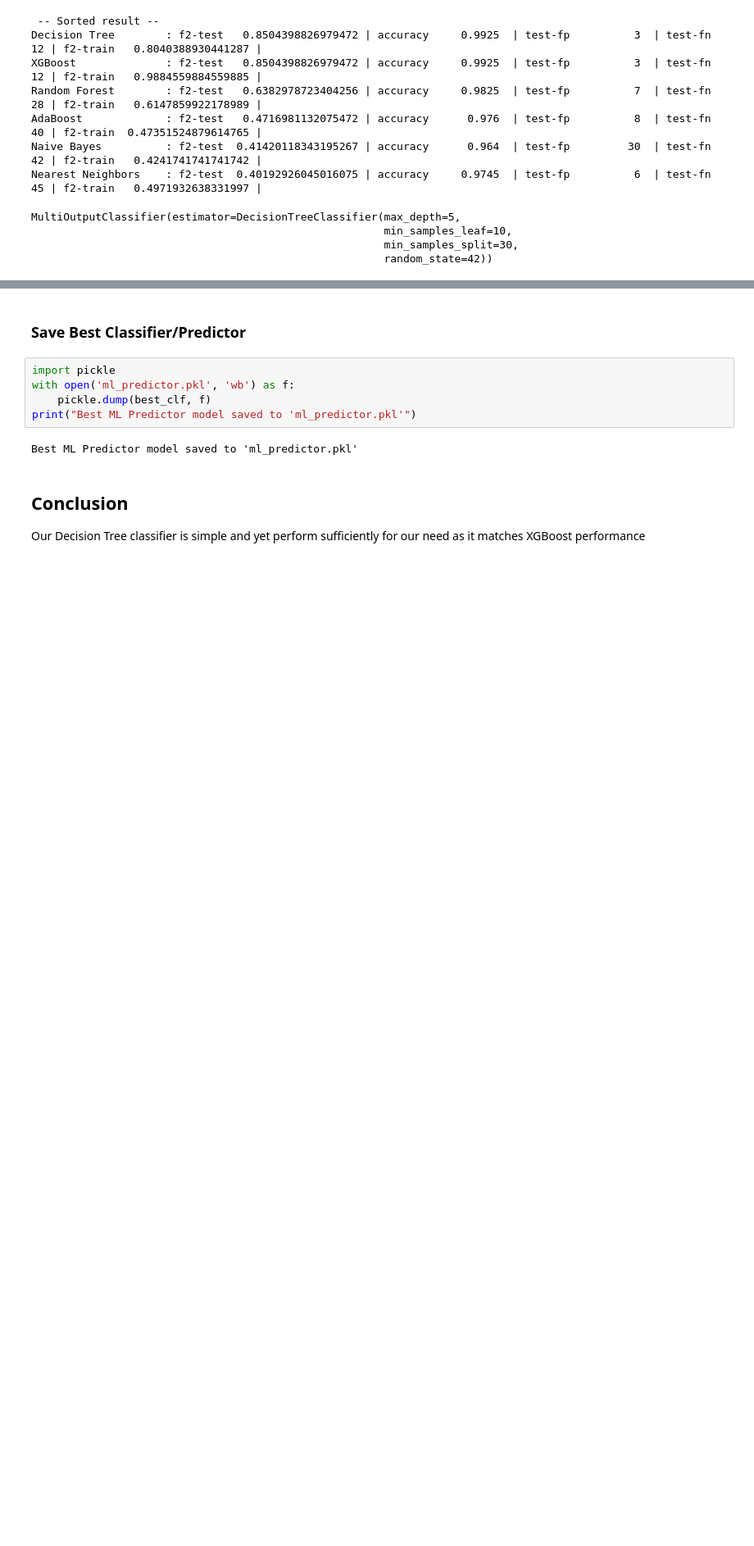
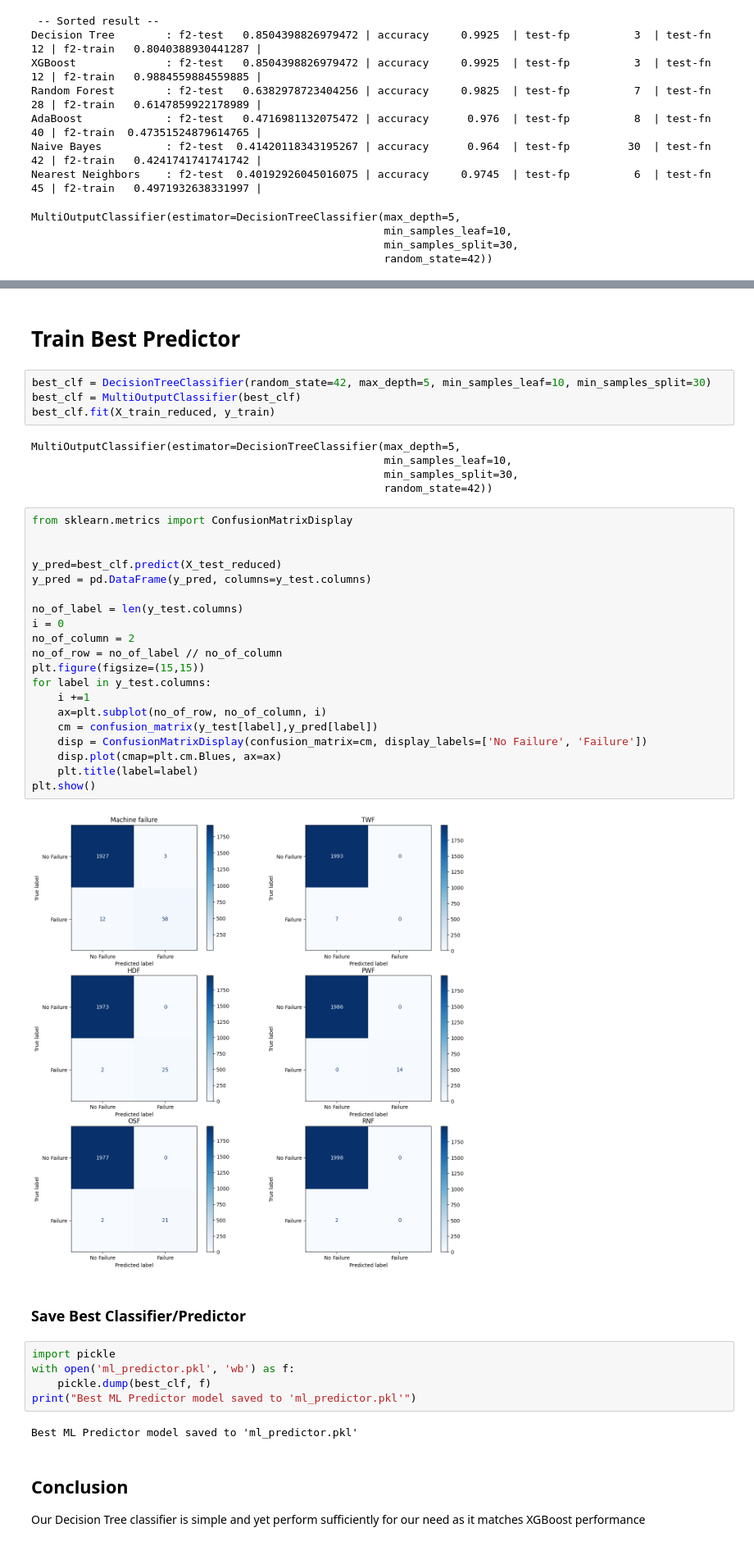
Before and after one commit to raymondsamalo/ITI113-Machine-Learning-Operations-Project, a Jupyter notebook: AI4I-2020/1.5_ML_MultipleClassifiers.ipynb, the cells around one changed output, grey strips where cells are left out. Shown at 82% size. Drawn from its saved outputs; the diff is of its cells as text; blank space fills up the shorter version.

```diff
--- a/AI4I-2020/1.5_ML_MultipleClassifiers.ipynb
+++ b/AI4I-2020/1.5_ML_MultipleClassifiers.ipynb
@@ -138,3 +168,36 @@ MultiOutputClassifier(estimator=DecisionTreeClassifier(max_depth=5,
+# %% [markdown]
+# Train Best Predictor
+# %%
+best_clf = DecisionTreeClassifier(random_state=42, max_depth=5, min_samples_leaf=10, min_samples_split=30)
+best_clf = MultiOutputClassifier(best_clf)
+best_clf.fit(X_train_reduced, y_train)
+# %% [output]
+MultiOutputClassifier(estimator=DecisionTreeClassifier(max_depth=5,
+                                                       min_samples_leaf=10,
+                                                       min_samples_split=30,
+                                                       random_state=42))
+# %%
+from sklearn.metrics import ConfusionMatrixDisplay
+
+
+y_pred=best_clf.predict(X_test_reduced)
+y_pred = pd.DataFrame(y_pred, columns=y_test.columns)
+
+no_of_label = len(y_test.columns)
+i = 0
+no_of_column = 2
+no_of_row = no_of_label // no_of_column
+plt.figure(figsize=(15,15))
+for label in y_test.columns:
+    i +=1
+    ax=plt.subplot(no_of_row, no_of_column, i)
+    cm = confusion_matrix(y_test[label],y_pred[label])
+    disp = ConfusionMatrixDisplay(confusion_matrix=cm, display_labels=['No Failure', 'Failure'])
+    disp.plot(cmap=plt.cm.Blues, ax=ax)
+    plt.title(label=label)
+plt.show()
+# %% [output]
+[figure, added]
 # %% [markdown]
 ### Save Best Classifier/Predictor
 # %%
```
Also changed, not shown: parts of 2 cells of this notebook, 4 other files.
